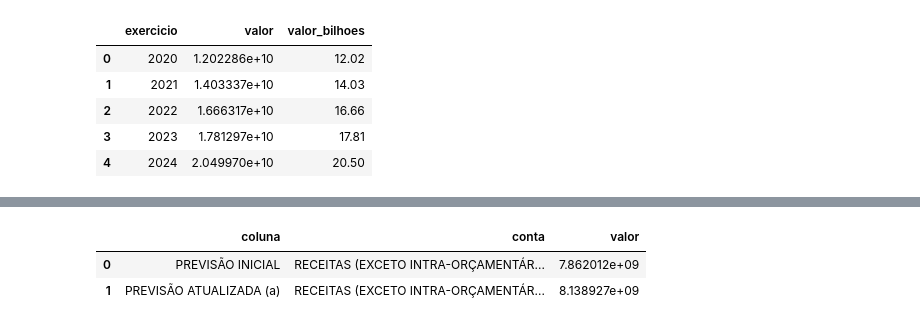
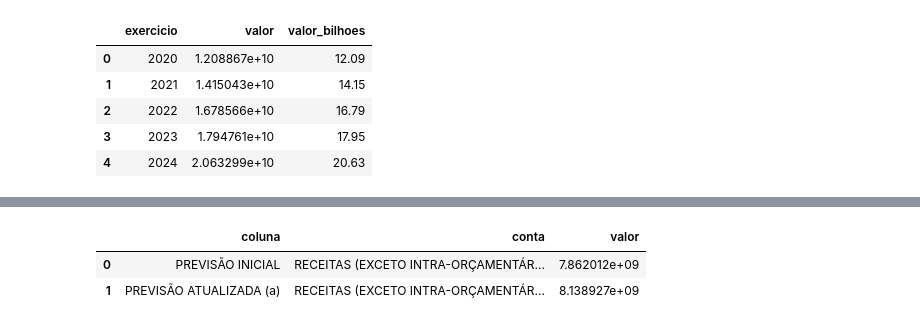
Before and after one commit to PedroJRod/api_siconfi, a Jupyter notebook: report.ipynb, the cells around one changed output, grey strips where cells are left out. Saved outputs shown, nothing was run; the diff lists cells and outputs as text; code cells hidden in the pictures.

```diff
--- a/report.ipynb
+++ b/report.ipynb
@@ -26,6 +30,6 @@ for i in an_exercicio:
 # %%
-drop = rreo_df.columns[1:11]
-rreo_df = rreo_df.drop(columns=drop)
+#drop = rreo_df.columns[2:11]
+#rreo_df = rreo_df.drop(columns=drop)
 
-rreo_df.sample(3)
+#rreo_df.sample(3)
 # %% [output]
@@ -36,29 +62,42 @@ rreo_df.sample(3)
 # %%
-contas_desejadas = [
+contas_receitas_correntes = [
     'ReceitaDeContribuicoes',
     'ReceitaPatrimonial',
     'ReceitaDeServicos',
     'OutrasReceitasCorrentes',
     'ReceitasIntraOrcamentariasTotal',
     'RREO3TransferenciasCorrentes',
     'ReceitaTributariaLiquidaExcetoTransferenciasEFUNDEB',
 ]
 
-filtro_df = rreo_df[rreo_df['cod_conta'].isin(contas_desejadas)]
+contas_receitas_capital = [
+    'ReceitasDeOperacoesDeCredito',
+    'AlienacaoDeBens',
+    'AmortizacoesDeEmprestimos',
+    'TransferenciasDeCapital',
+    'OutrasReceitasDeCapital'
+
+]
+
+filtro_receitas_correntes = rreo_df[rreo_df['cod_conta'].isin(contas_receitas_correntes)]
+filtro_receitas_capital = rreo_df[rreo_df['cod_conta'].isin(contas_receitas_capital)]
+
 
 # Agrupando por 'exercicio' e somando os valores
-soma_anexo01 = filtro_df.query("coluna == 'Até o Bimestre (c)'").groupby(['exercicio','conta'])['valor'].sum().reset_index()
-soma_anexo03 = filtro_df.query("coluna == 'TOTAL (ÚLTIMOS 12 MESES)'").groupby(['exercicio','conta'])['valor'].sum().reset_index()
+receitas_correntes_anexo01 = filtro_receitas_correntes.query("coluna == 'Até o Bimestre (c)'").groupby(['exercicio','conta'])['valor'].sum().reset_index()
+receitas_correntes_anexo03 = filtro_receitas_correntes.query("coluna == 'TOTAL (ÚLTIMOS 12 MESES)'").groupby(['exercicio','conta'])['valor'].sum().reset_index()
 
-soma_por_exercicio = pd.concat([soma_anexo01, soma_anexo03]).groupby(['exercicio'])['valor'].sum().reset_index()
+receitas_capital = filtro_receitas_capital.query("coluna == 'Até o Bimestre (c)'").groupby(['exercicio','conta'])['valor'].sum().reset_index()
 
-soma_por_exercicio['valor_bilhoes'] = (soma_por_exercicio['valor'] / 1000000000).round(2)
+receitas_brutas = pd.concat([receitas_correntes_anexo01, receitas_correntes_anexo03, receitas_capital]).groupby(['exercicio'])['valor'].sum().reset_index()
 
-soma_por_exercicio
+receitas_brutas['valor_bilhoes'] = (receitas_brutas['valor'] / 1000000000).round(2)
+
+receitas_brutas
 # %% [output]
 |  | exercicio | valor | valor_bilhoes |
-| 0 | 2020 | 1.202286e+10 | 12.02 |
-| 1 | 2021 | 1.403337e+10 | 14.03 |
-| 2 | 2022 | 1.666317e+10 | 16.66 |
-| 3 | 2023 | 1.781297e+10 | 17.81 |
-| 4 | 2024 | 2.049970e+10 | 20.50 |
+| 0 | 2020 | 1.208867e+10 | 12.09 |
+| 1 | 2021 | 1.415043e+10 | 14.15 |
+| 2 | 2022 | 1.678566e+10 | 16.79 |
+| 3 | 2023 | 1.794761e+10 | 17.95 |
+| 4 | 2024 | 2.063299e+10 | 20.63 |
```
Also changed, not shown: parts of 8 cells of this notebook, 1 other file.
